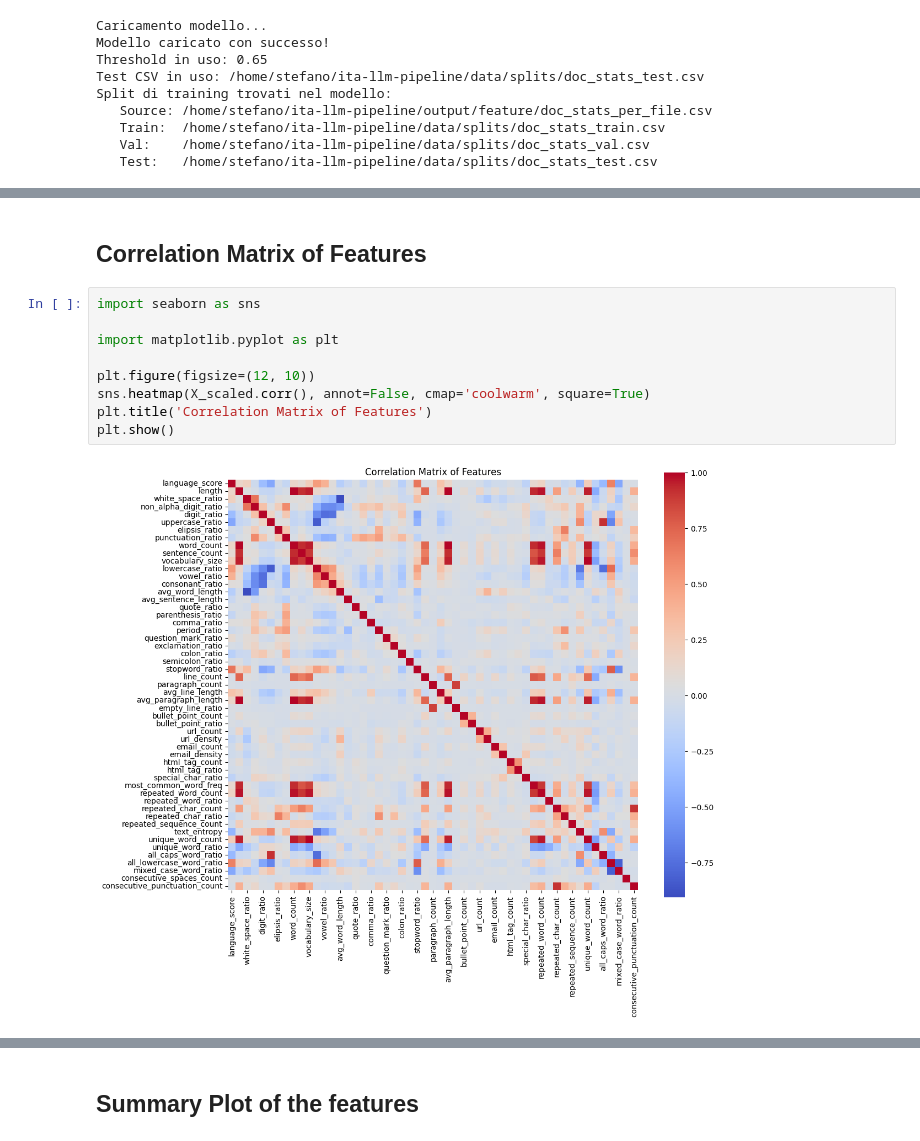
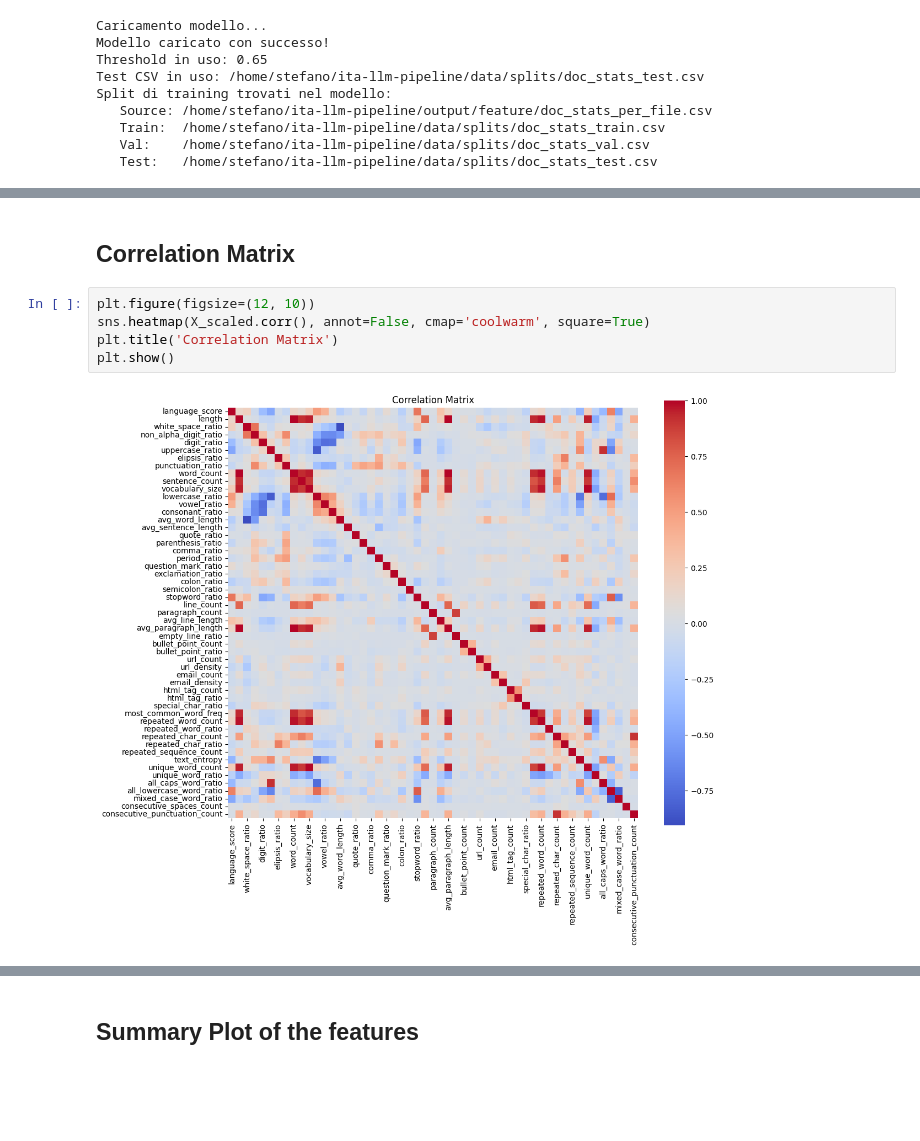
Before and after one commit to GIOSTE52/ita-llm-pipeline, a Jupyter notebook: notebooks/report.ipynb, the cells around one changed output, grey strips where cells are left out. Saved outputs shown, nothing was run; the diff lists cells and outputs as text; blank space fills up the shorter version.

```diff
--- a/notebooks/report.ipynb
+++ b/notebooks/report.ipynb
@@ -167,14 +180,10 @@ Confusion matrix (tabellare):
 [figure]
 # %% [markdown]
-## Correlation Matrix of Features
+## Correlation Matrix
 # %%
-import seaborn as sns
-
-import matplotlib.pyplot as plt
-
 plt.figure(figsize=(12, 10))
 sns.heatmap(X_scaled.corr(), annot=False, cmap='coolwarm', square=True)
-plt.title('Correlation Matrix of Features')
+plt.title('Correlation Matrix')
 plt.show()
 # %% [output]
-[figure, old version]
+[figure, new version]
```
Also changed, not shown: parts of 12 cells of this notebook, 1 other file.
